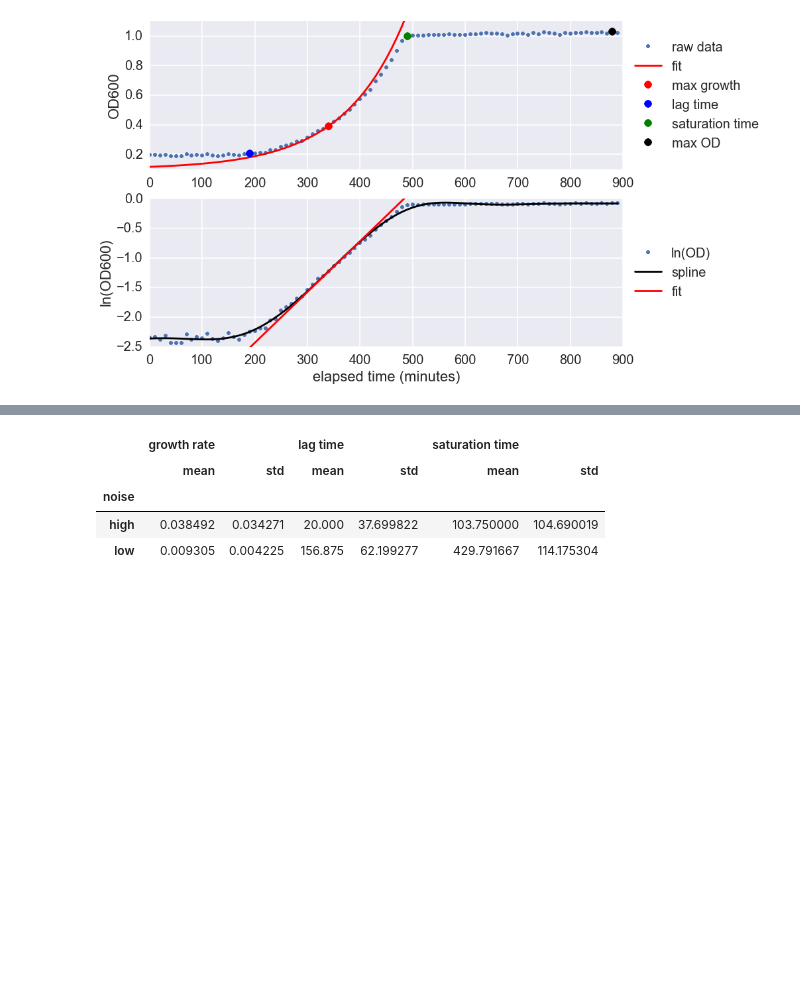
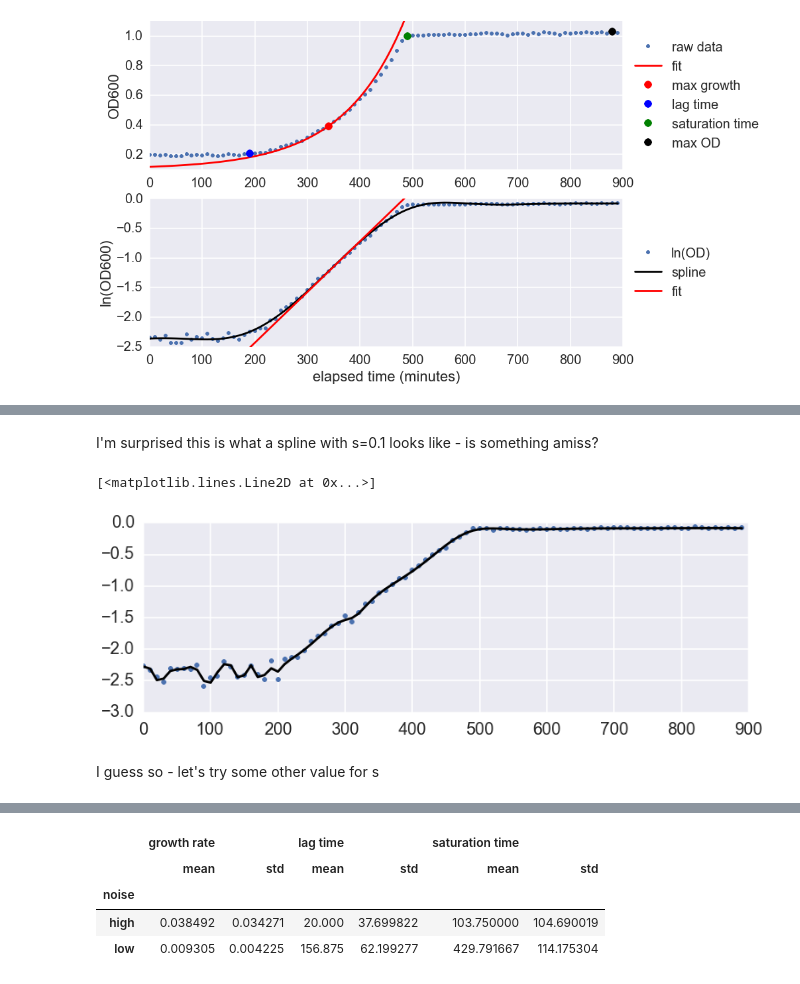
Before and after one commit to sriramsrikant/OD_growth_finder, a Jupyter notebook: OD_test_noisy_data.ipynb, the cells around one changed output, grey strips where cells are left out. Drawn from its saved outputs; the diff is of its cells as text; code cells hidden in the pictures; blank space fills up the shorter version.

```diff
--- a/OD_test_noisy_data.ipynb
+++ b/OD_test_noisy_data.ipynb
@@ -131,0 +133,2 @@ B7_spline.plot_growth_parameters(save=True)
+# %% [markdown]
+I'm surprised this is what a spline with s=0.1 looks like - is something amiss?
@@ -131,0 +137,14 @@ B7_spline.plot_growth_parameters(save=True)
+# %%
+interpolator = interpolate.UnivariateSpline(B7_spline.elapsed_time, B7_spline.log_data, k=4, s=0.1)
+# %%
+B7_spline.spline = interpolator(B7_spline.elapsed_time)
+# %%
+fig = plt.figure()
+logOD = fig.add_subplot(211)
+logOD.plot(B7_spline.elapsed_time, B7_spline.log_data, ls='', marker='.', label='ln(OD)')
+logOD.plot(B7_spline.elapsed_time, B7_spline.spline, 'k-', label='spline')
+# %% [output]
+[<matplotlib.lines.Line2D at 0x...>]
+[figure, added]
+# %% [markdown]
+I guess so - let's try some other value for s
```
Also changed, not shown: parts of 12 cells of this notebook, 2 other files.
